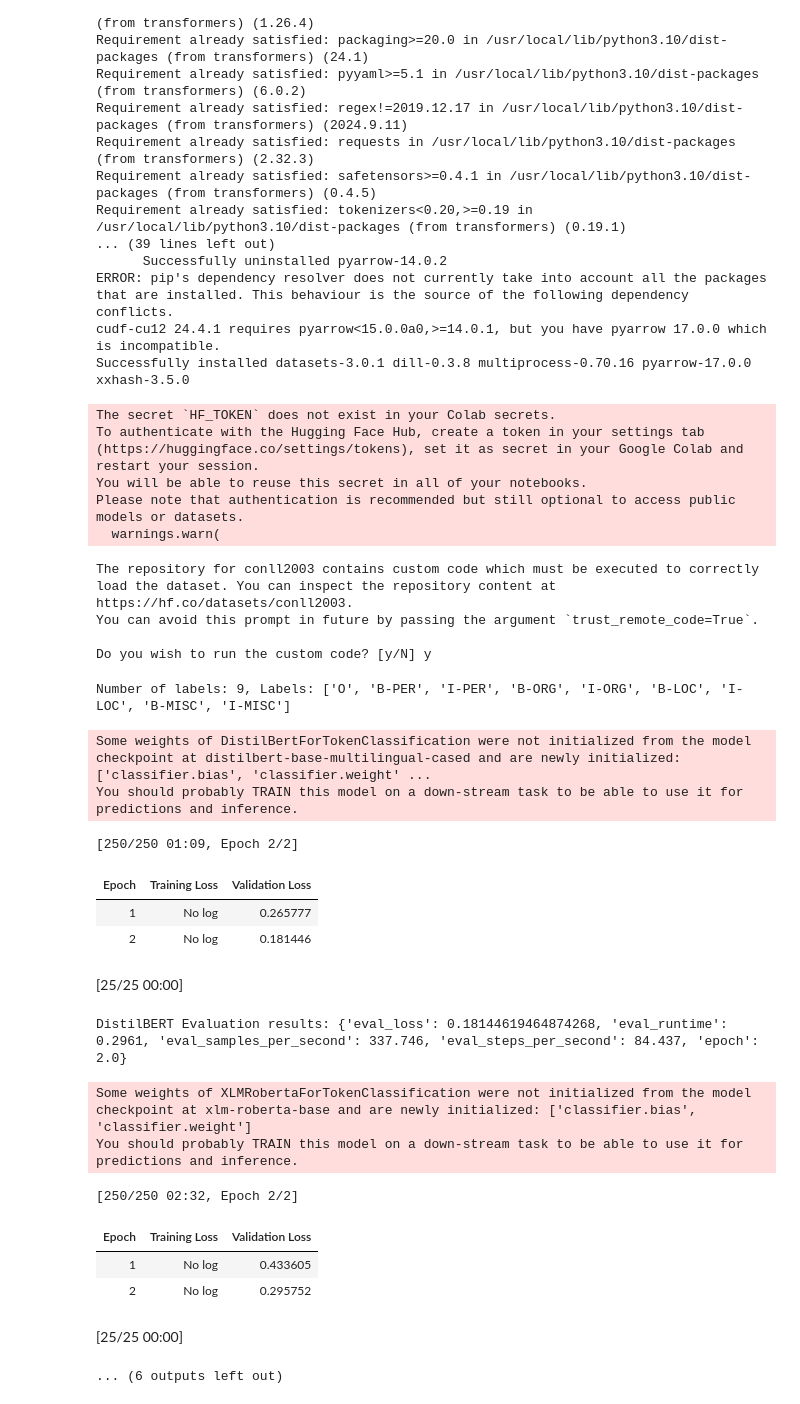
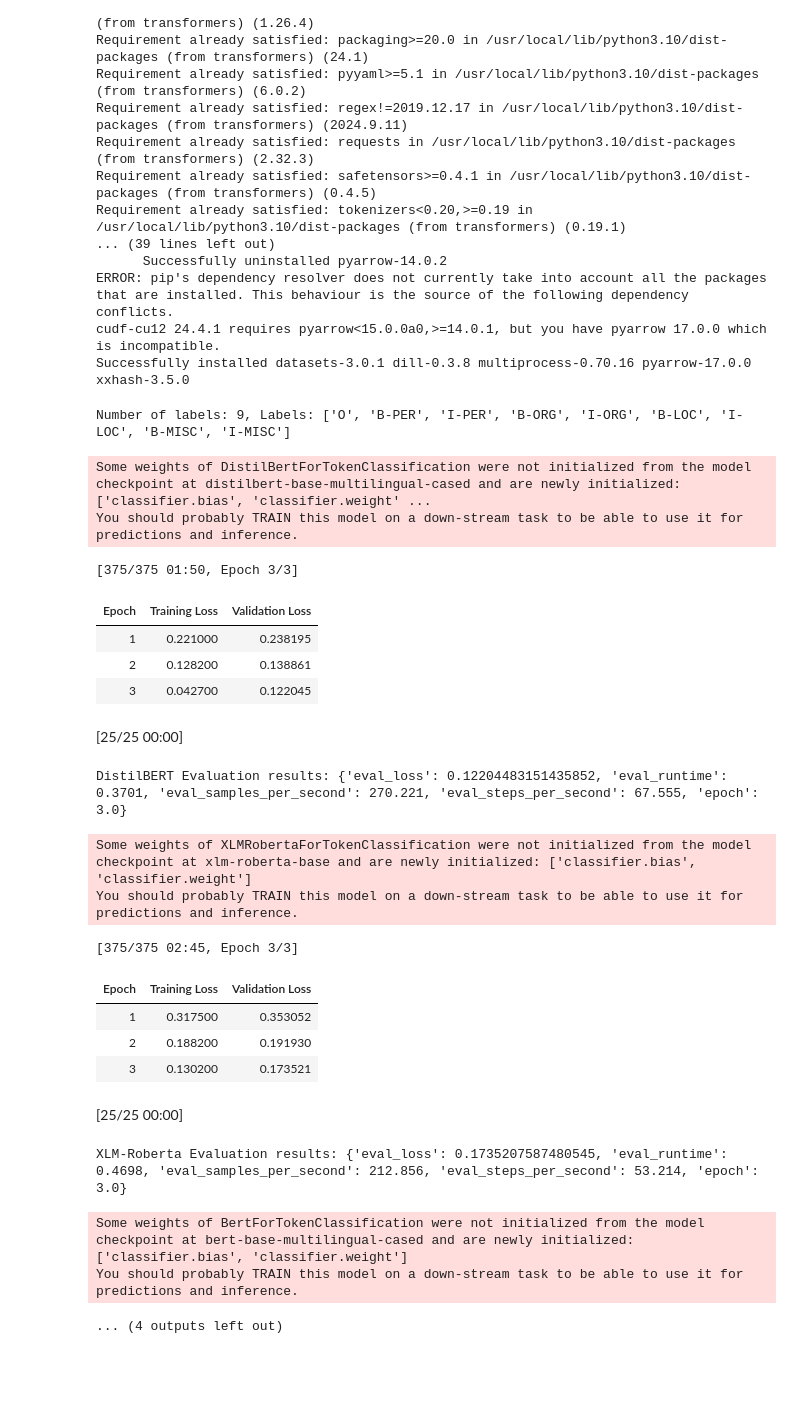
Before and after one commit to mareye132/EthioMart-, a Jupyter notebook: notebooks/Model_comparision.ipynb, the cells around one changed output. Drawn from its saved outputs; the diff is of its cells as text; code cells hidden in the pictures; blank space fills up the shorter version.

Commit message:
deleting previous file and update Model_comparision.ipynb in task-4

```diff
--- a/notebooks/Model_comparision.ipynb
+++ b/notebooks/Model_comparision.ipynb
@@ -76,7 +76,7 @@ def train_and_evaluate_model(model_name, tokenizer, model, train_dataset, eval_d
         learning_rate=2e-5,
         per_device_train_batch_size=4,  # Adjusted for faster training
         per_device_eval_batch_size=4,  # Adjusted for faster evaluation
-        num_train_epochs=2,  # Adjusted to limit training time
+        num_train_epochs=3,  # Increased to 3 epochs
         weight_decay=0.01,
         logging_dir=f'./logs/{model_name}',
         save_total_limit=2,
@@ -84,7 +84,8 @@ def train_and_evaluate_model(model_name, tokenizer, model, train_dataset, eval_d
         dataloader_num_workers=0,  # Minimize the number of workers to reduce overhead
         disable_tqdm=False,
         load_best_model_at_end=True,
-        report_to="none"  # Disable reporting to avoid overhead
+        report_to="none",  # Disable reporting to avoid overhead
+        logging_steps=10  # Log training loss every 10 steps
     )
 
     # Initialize Trainer
@@ -114,56 +115,52 @@ print(f"Number of labels: {num_labels}, Labels: {label_list}")
 # Prepare datasets
 train_dataset = dataset['train'].shuffle(seed=42).select(range(500))  # Use a smaller subset of 500 samples for quicker training
 eval_dataset = dataset['test'].shuffle(seed=42).select(range(100))  # Use a smaller subset of 100 samples for quicker evaluation
 
 # Fine-tune and evaluate DistilBERT
 distilbert_tokenizer = DistilBertTokenizerFast.from_pretrained("distilbert-base-multilingual-cased")
 distilbert_model = DistilBertForTokenClassification.from_pretrained("distilbert-base-multilingual-cased", num_labels=num_labels)
 distilbert_results = train_and_evaluate_model("DistilBERT", distilbert_tokenizer, distilbert_model, train_dataset, eval_dataset)
 
 # Fine-tune and evaluate XLM-Roberta
 xlm_roberta_tokenizer = XLMRobertaTokenizerFast.from_pretrained("xlm-roberta-base")
 xlm_roberta_model = XLMRobertaForTokenClassification.from_pretrained("xlm-roberta-base", num_labels=num_labels)
 xlm_roberta_results = train_and_evaluate_model("XLM-Roberta", xlm_roberta_tokenizer, xlm_roberta_model, train_dataset, eval_dataset)
 
 # Fine-tune and evaluate mBERT
 mbart_tokenizer = BertTokenizerFast.from_pretrained("bert-base-multilingual-cased")
 mbart_model = BertForTokenClassification.from_pretrained("bert-base-multilingual-cased", num_labels=num_labels)
 mbart_results = train_and_evaluate_model("mBERT", mbart_tokenizer, mbart_model, train_dataset, eval_dataset)
 
 # Compare the results
 results_comparison = {
     "DistilBERT": distilbert_results['eval_loss'],
     "XLM-Roberta": xlm_roberta_results['eval_loss'],
     "mBERT": mbart_results['eval_loss']
 }
 
 # Find the best-performing model
 best_model = min(results_comparison, key=results_comparison.get)
 print(f"Best performing model is: {best_model} with evaluation loss: {results_comparison[best_model]}")
 # %% [output]
-The secret `HF_TOKEN` does not exist in your Colab secrets.
-To authenticate with the Hugging Face Hub, create a token in your settings tab (https://huggingface.co/settings/tokens), set it as secret in your Google Colab and restart your session.
-You will be able to reuse this secret in all of your notebooks.
-Please note that authentication is recommended but still optional to access public models or datasets.
-  warnings.warn(
+Number of labels: 9, Labels: ['O', 'B-PER', 'I-PER', 'B-ORG', 'I-ORG', 'B-LOC', 'I-LOC', 'B-MISC', 'I-MISC']
-The repository for conll2003 contains custom code which must be executed to correctly load the dataset. You can inspect the repository content at https://hf.co/datasets/conll2003.
-You can avoid this prompt in future by passing the argument `trust_remote_code=True`.
-
-Do you wish to run the custom code? [y/N] y
+Some weights of DistilBertForTokenClassification were not initialized from the model checkpoint at distilbert-base-multilingual-cased and are newly initialized: ['classifier.bias', 'classifier.weight' ...
+You should probably TRAIN this model on a down-stream task to be able to use it for predictions and inference.
-Number of labels: 9, Labels: ['O', 'B-PER', 'I-PER', 'B-ORG', 'I-ORG', 'B-LOC', 'I-LOC', 'B-MISC', 'I-MISC']
+[375/375 01:50, Epoch 3/3]
+| Epoch | Training Loss | Validation Loss |
+| 1 | 0.221000 | 0.238195 |
+| 2 | 0.128200 | 0.138861 |
+| 3 | 0.042700 | 0.122045 |
+[25/25 00:00]
-Some weights of DistilBertForTokenClassification were not initialized from the model checkpoint at distilbert-base-multilingual-cased and are newly initialized: ['classifier.bias', 'classifier.weight' ...
-You should probably TRAIN this model on a down-stream task to be able to use it for predictions and inference.
+DistilBERT Evaluation results: {'eval_loss': 0.12204483151435852, 'eval_runtime': 0.3701, 'eval_samples_per_second': 270.221, 'eval_steps_per_second': 67.555, 'epoch': 3.0}
-[250/250 01:09, Epoch 2/2]
+Some weights of XLMRobertaForTokenClassification were not initialized from the model checkpoint at xlm-roberta-base and are newly initialized: ['classifier.bias', 'classifier.weight']
+You should probably TRAIN this model on a down-stream task to be able to use it for predictions and inference.
-| Epoch | Training Loss | Validation Loss |
-| 1 | No log | 0.265777 |
-| 2 | No log | 0.181446 |
-[25/25 00:00]
-DistilBERT Evaluation results: {'eval_loss': 0.18144619464874268, 'eval_runtime': 0.2961, 'eval_samples_per_second': 337.746, 'eval_steps_per_second': 84.437, 'epoch': 2.0}
+[375/375 02:45, Epoch 3/3]
+| Epoch | Training Loss | Validation Loss |
+| 1 | 0.317500 | 0.353052 |
+| 2 | 0.188200 | 0.191930 |
+| 3 | 0.130200 | 0.173521 |
+[25/25 00:00]
-Some weights of XLMRobertaForTokenClassification were not initialized from the model checkpoint at xlm-roberta-base and are newly initialized: ['classifier.bias', 'classifier.weight']
-You should probably TRAIN this model on a down-stream task to be able to use it for predictions and inference.
+XLM-Roberta Evaluation results: {'eval_loss': 0.1735207587480545, 'eval_runtime': 0.4698, 'eval_samples_per_second': 212.856, 'eval_steps_per_second': 53.214, 'epoch': 3.0}
-[250/250 02:32, Epoch 2/2]
+Some weights of BertForTokenClassification were not initialized from the model checkpoint at bert-base-multilingual-cased and are newly initialized: ['classifier.bias', 'classifier.weight']
+You should probably TRAIN this model on a down-stream task to be able to use it for predictions and inference.
-| Epoch | Training Loss | Validation Loss |
-| 1 | No log | 0.433605 |
-| 2 | No log | 0.295752 |
-[25/25 00:00]
-... (6 outputs left out)
+... (4 outputs left out)
```
